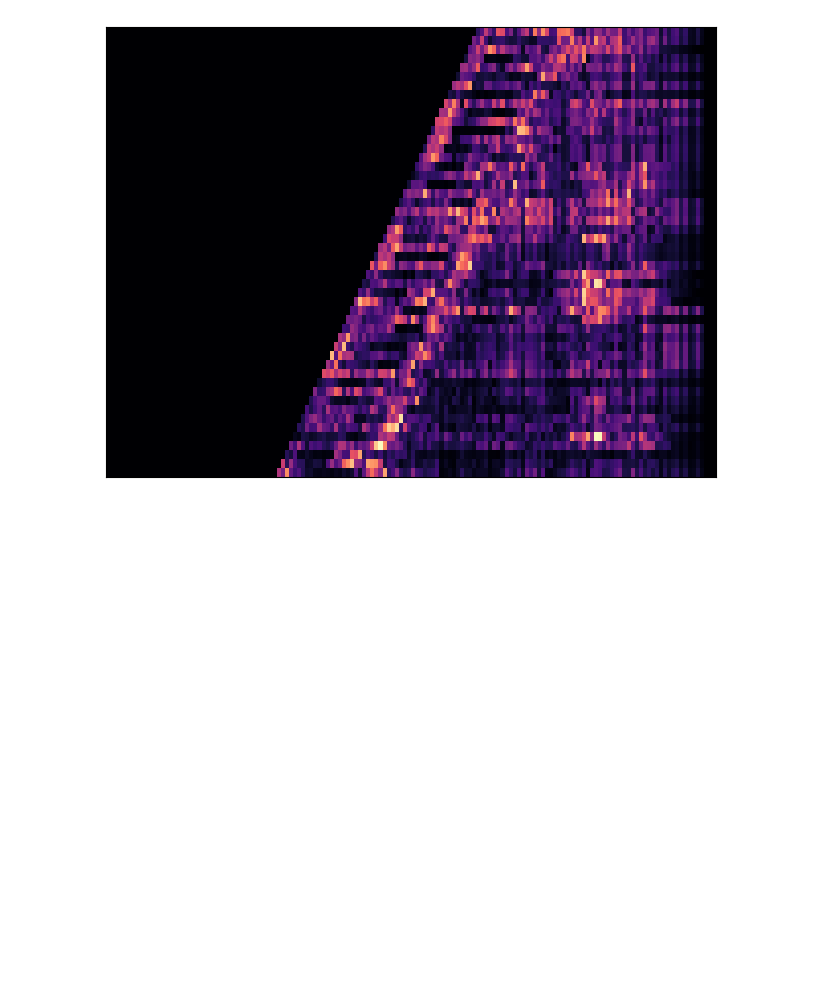
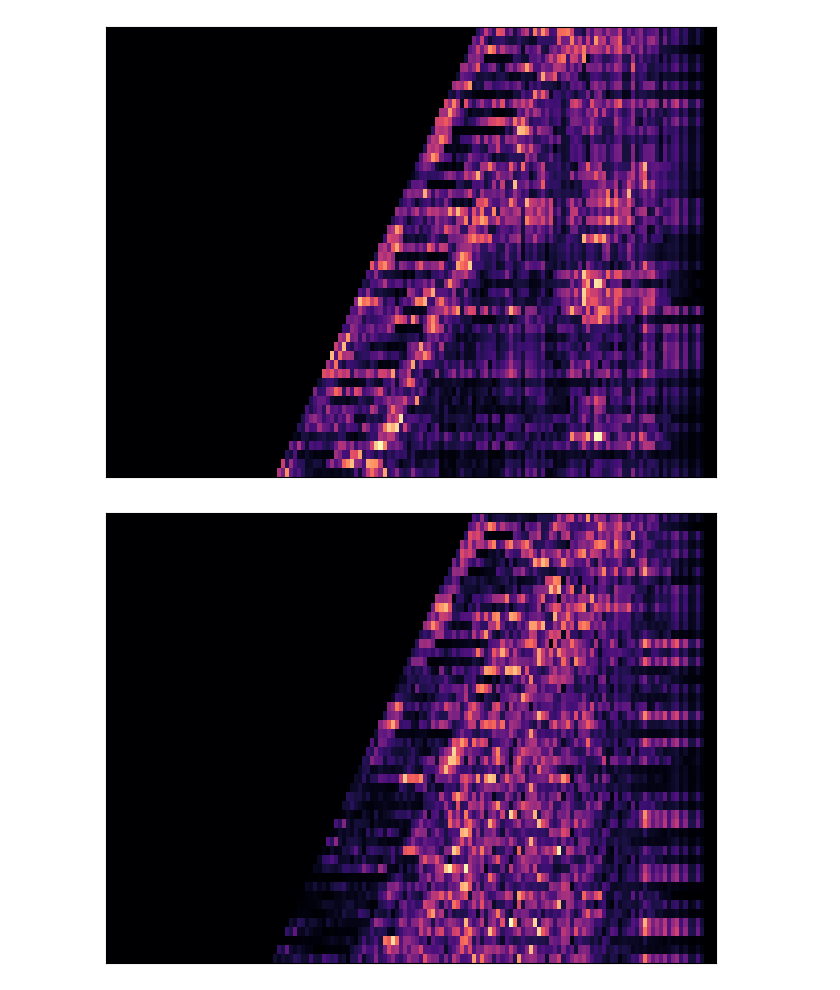
Before and after one commit to Rhys-sg/e.-coli-promoter-prediction, a Jupyter notebook: saliency.ipynb, the cells around one changed output. Cells and saved outputs as stored; diff of their text form; code cells hidden in the pictures; blank space fills up the shorter version.

Commit message:
Run another saliency

```diff
--- a/saliency.ipynb
+++ b/saliency.ipynb
@@ -43,3 +43,10 @@ custom_spacers = saliency_module.generate_spacers(prefix_nucleotide='A')
 saliency_module.plot_saliency_map_grid(data=custom_spacers, sort_by_prediction=False)
 # %% [output]
 [figure]
+# %%
+# Grid-based saliency maps for sequences with custom REPEAT spacers
+
+custom_spacers = saliency_module.generate_spacers(repeat_spacer='TATAAT')
+saliency_module.plot_saliency_map_grid(data=custom_spacers, sort_by_prediction=False)
+# %% [output]
+[figure, added]
```
Also changed, not shown: 1 other file.
